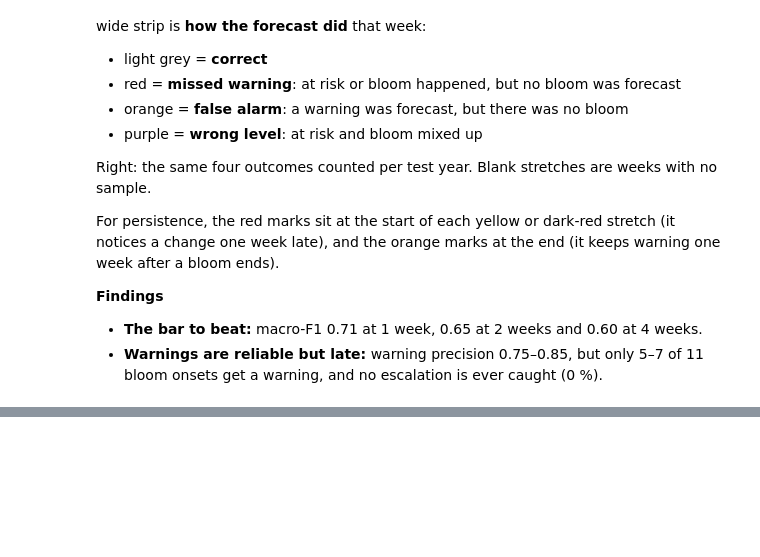
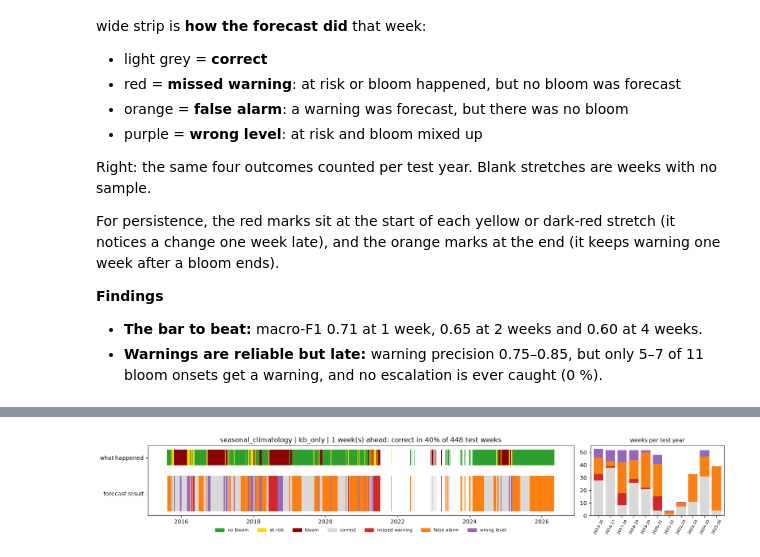
Before and after one commit to Break-Through-Tech/Biointerphase-1A-forecasting-harmful-algal-bloom-risk, a Jupyter notebook: models/notebooks/03_models.ipynb, the cells around one changed output, grey strips where cells are left out. Cells and saved outputs as stored; diff of their text form; code cells hidden in the pictures; blank space fills up the shorter version.

```diff
--- a/models/notebooks/03_models.ipynb
+++ b/models/notebooks/03_models.ipynb
@@ -344,0 +360,4 @@ For persistence, the red marks sit at the start of each yellow or dark-red stret
+# %%
+timeline("seasonal_climatology", "kb_only")
+# %% [output]
+[figure, added]
```
Also changed, not shown: parts of 6 cells of this notebook, 29 other files.
